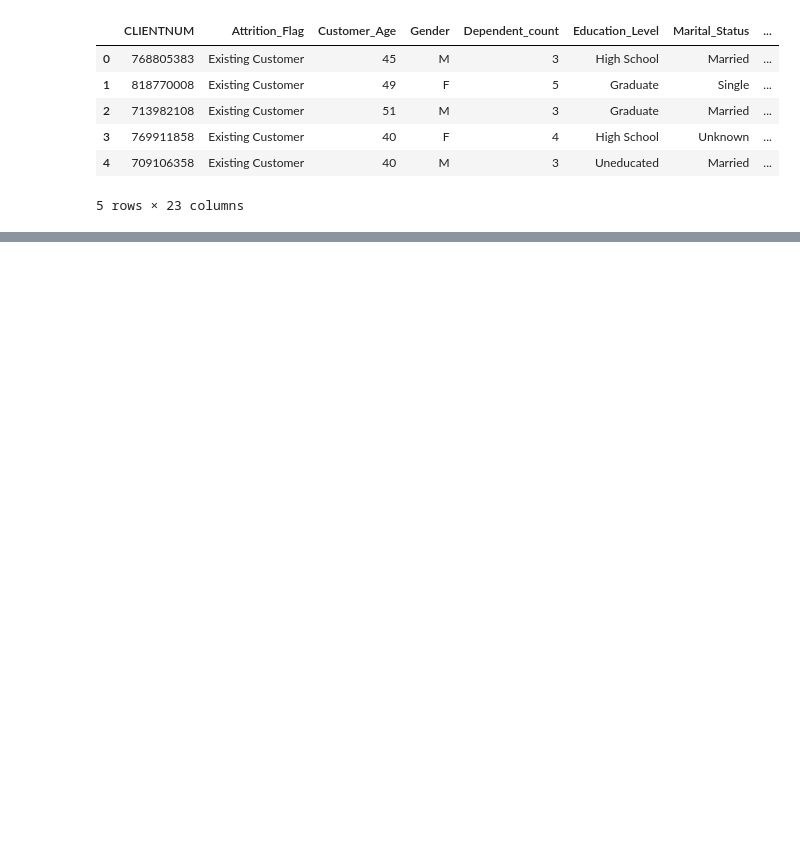
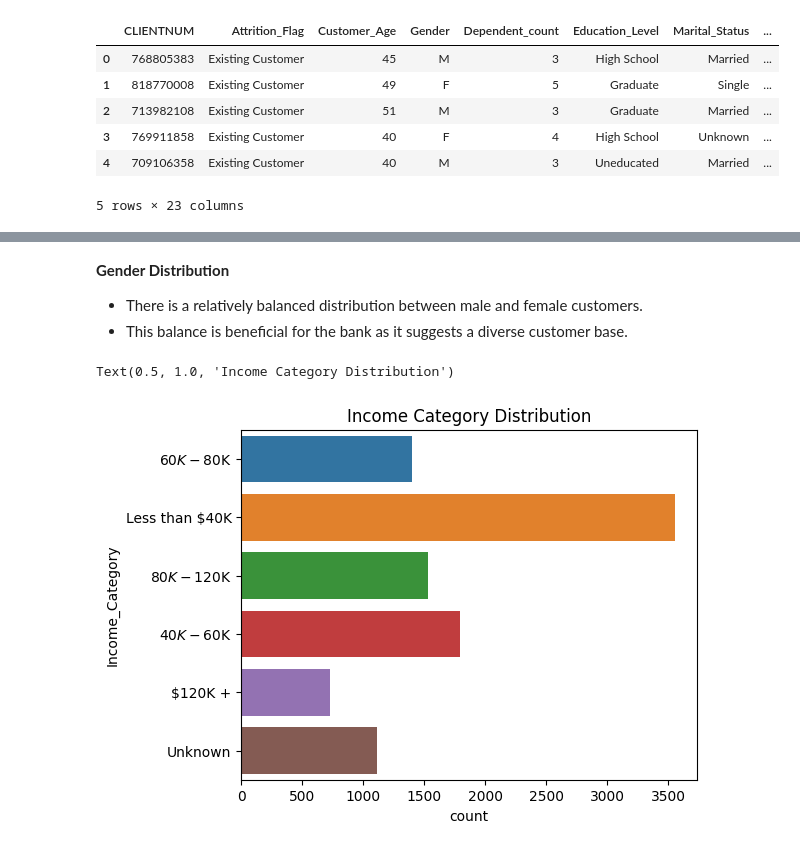
Before and after one commit to daehwankim96/daehwankim96.github.io, a Jupyter notebook: files/Bank_Churn_Rate.ipynb, the cells around one changed output, grey strips where cells are left out. Drawn from its saved outputs; the diff is of its cells as text; code cells hidden in the pictures; blank space fills up the shorter version.

```diff
--- a/files/Bank_Churn_Rate.ipynb
+++ b/files/Bank_Churn_Rate.ipynb
@@ -88,0 +168,16 @@ churn_rate_overall, churn_rate_by_gender, churn_rate_by_income, churn_rate_by_ed
+# %% [markdown]
+**Gender Distribution**
+
+- There is a relatively balanced distribution between male and female customers.
+- This balance is beneficial for the bank as it suggests a diverse customer base.
+# %%
+# Setting up the visualizations
+plt.figure(figsize=(20, 10))
+
+# Plot 4: Income Category Distribution
+plt.subplot(2, 3, 4)
+sns.countplot(y='Income_Category', data=data)
+plt.title('Income Category Distribution')
+# %% [output]
+Text(0.5, 1.0, 'Income Category Distribution')
+[figure, added]
```
Also changed, not shown: parts of 33 cells of this notebook, 11 other files.
